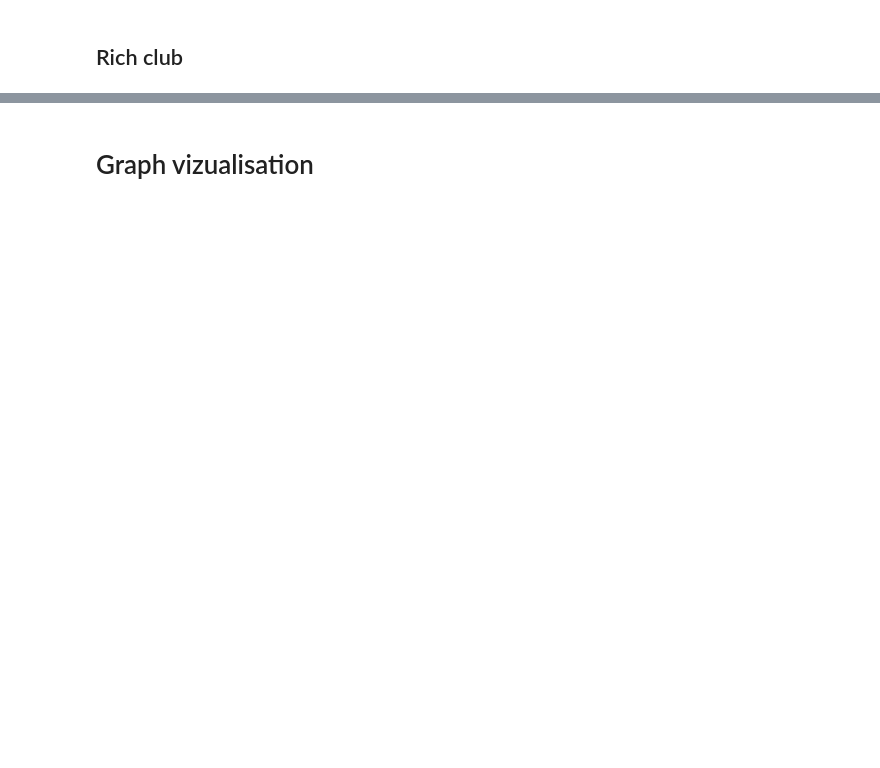
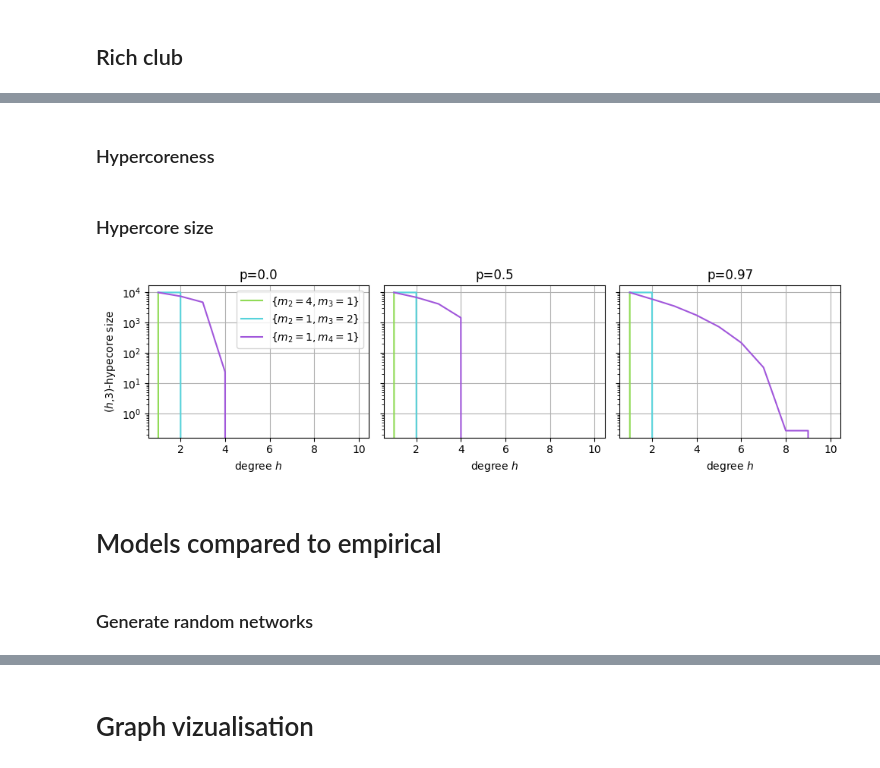
Before and after one commit to aminaazaiez/Higher-order-Friend-of-Friend-model, a Jupyter notebook: notebooks/main.ipynb, the cells around one changed output, grey strips where cells are left out. Saved outputs shown, nothing was run; the diff lists cells and outputs as text; code cells hidden in the pictures; blank space fills up the shorter version.

```diff
--- a/notebooks/main.ipynb
+++ b/notebooks/main.ipynb
@@ -556,0 +276,61 @@ heatmap_intersec_profile(inter_sum_pref, inter_count_pref)
+# %%
+# Load and process json file for core decomposition
+n=10000
+multiedges=True
+df_core = pd.read_json(f'../out/metrics/core_n_{n}_multiedges_{multiedges}.json')
+df_core['edge_size_counter'] = df_core['edge_size_counter'].apply(lambda x: Counter({int(k): int(v) for k , v in x.items()} ))
+df_core['core'] = df_core['core'].apply(lambda core: { int(m) : {int(k) :  [set(component) for component in core[m][k]] for k, value in core[m].items() } for m in core.keys()})
+df_core['M'] = df_core['M'].apply(lambda x :(tuple(tuple(val) for val in x)  ))
+# %% [markdown]
+### Hypercoreness
+# %% [markdown]
+### Hypercore size
+# %%
+def canonicalize_2D_list(l: list):
+	max_size = max(len(element) for element in l)
+	for element in l:
+		remaining = max_size - len(element)
+		if remaining > 0 :
+			element.extend([0]*remaining)
+	return l
+m = 3
+label_map = {
+    ((2, 7),): "{$m_2$=7}",
+    ((2, 4), (3, 1)): "{$m_2=4,m_3=1$}",
+    ((2, 1), (3, 2)): "{$m_2=1,m_3=2$}",
+    ((2, 1), (4, 1)): "{$m_2=1,m_4=1$}",
+}
+fig, axs = plt.subplots(1,3, figsize = (10,3), sharey=True, sharex = True)
+palette = sns.color_palette("hls", n_colors=len(label_map))  # one color per p
+
+for p, ax in zip(df_core['p'].unique(), axs):
+	for (M, label_M), c in zip(list(label_map.items())[m-2:], palette[m-2:]):
+		core_size_M = []
+		for core in df_core[(df_core['M'] == M) & (df_core['p'] == p) ]['core'] :
+			core_size_k = []
+			for k in core[m].keys():
+				# take the largest connected component
+				core_size_k.append(len(core[m][k][0]))
+			# plot the 2 core (core_size_m[0] is the (k,2)-hypercore)
+			core_size_M.append(core_size_k)
+		canonicalize_2D_list(core_size_M)
+		avg_core_size_M = np.mean(core_size_M, axis = 0)
+		std_core_size_M = np.std(core_size_M, axis = 0)
+		ax.plot(range(1, (len(avg_core_size_M)+2)), list(avg_core_size_M )+ [0], label = label_M, color = c)
+		#ax.fill_between(range(1, (len(avg_core_size_M)+1)),avg_core_size_M + 2*std_core_size_M, avg_core_size_M - 2*std_core_size_M, alpha = 0.5)
+
+	ax.set_title(f'p={p}')
+	ax.set_xlabel(r'degree $h$')
+	ax.grid()
+	ax.set_yscale('log')
+	# ax.set_xscale('log')
+
+axs[0].legend()
+axs[0].set_ylabel(fr'($h$,{m})-hypecore size')
+plt.tight_layout()
+
+plt.savefig(f'../out/Figures/{m}-core_size.pdf')
+# %% [output]
+[figure, added]
+# %% [markdown]
+# Models compared to empirical
@@ -556,0 +341,2 @@ heatmap_intersec_profile(inter_sum_pref, inter_count_pref)
+# %% [markdown]
+### Generate random networks
```
Also changed, not shown: parts of 138 cells of this notebook, 18 other files.
